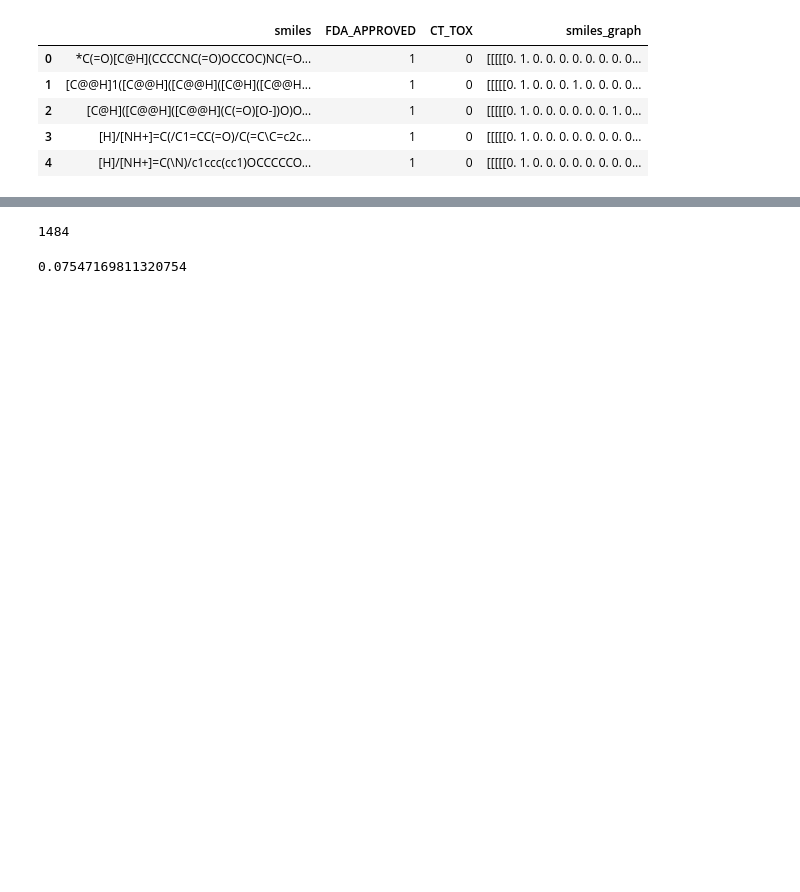
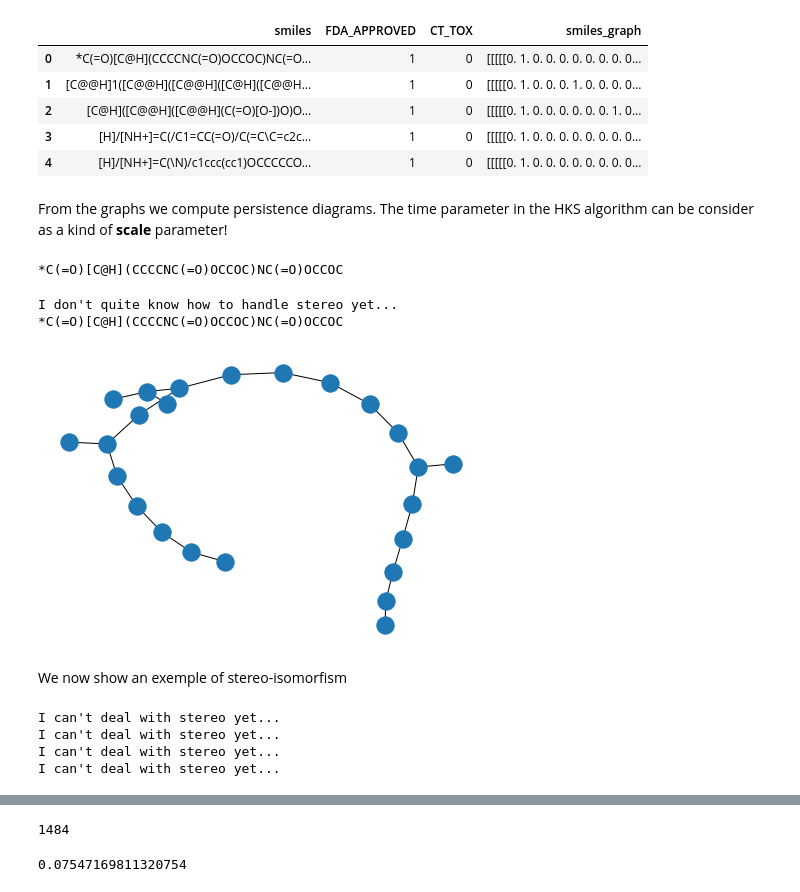
Before and after one commit to giotto-ai/graph_classification_with_atol, a Jupyter notebook: atol_use_case.ipynb, the cells around one changed output, grey strips where cells are left out. Drawn from its saved outputs; the diff is of its cells as text; code cells hidden in the pictures; blank space fills up the shorter version.

```diff
--- a/atol_use_case.ipynb
+++ b/atol_use_case.ipynb
@@ -84,3 +50,34 @@ df.head()
 | 2 | [C@H]([C@@H]([C@@H](C(=O)[O-])O)O... | 1 | 0 | [[[[[0. 1. 0. 0. 0. 0. 0. 0. 1. 0... |
 | 3 | [H]/[NH+]=C(/C1=CC(=O)/C(=C\C=c2c... | 1 | 0 | [[[[[0. 1. 0. 0. 0. 0. 0. 0. 0. 0... |
 | 4 | [H]/[NH+]=C(\N)/c1ccc(cc1)OCCCCCO... | 1 | 0 | [[[[[0. 1. 0. 0. 0. 0. 0. 0. 0. 0... |
+# %% [markdown]
+From the graphs we compute persistence diagrams. The time parameter in the HKS algorithm can be consider as a kind of **scale** parameter!
+# %%
+print('*C(=O)[C@H](CCCCNC(=O)OCCOC)NC(=O)OCCOC')
+# %% [output]
+*C(=O)[C@H](CCCCNC(=O)OCCOC)NC(=O)OCCOC
+# %%
+import networkx as nx
+smile = df.smiles.iloc[0]
+graph = read_smiles(smile, explicit_hydrogen=False, zero_order_bonds=True,
+                    reinterpret_aromatic=True)
+print(smile)
+nx.draw(graph)
+# %% [output]
+I don't quite know how to handle stereo yet...
+*C(=O)[C@H](CCCCNC(=O)OCCOC)NC(=O)OCCOC
+[figure, added]
+# %% [markdown]
+We now show an exemple of stereo-isomorfism
+# %%
+trans = 'C(=C(\C)CC)(/C)F'
+cis = 'C(=C(\C)CC)(C)/F'
+trans_graph = read_smiles(trans, explicit_hydrogen=False, zero_order_bonds=True,
+                          reinterpret_aromatic=True)
+cis_graph = read_smiles(cis, explicit_hydrogen=False, zero_order_bonds=True,
+                        reinterpret_aromatic=True)
+# %% [output]
+I can't deal with stereo yet...
+I can't deal with stereo yet...
+I can't deal with stereo yet...
+I can't deal with stereo yet...
```
Also changed, not shown: parts of 23 cells of this notebook, 2 other files.
